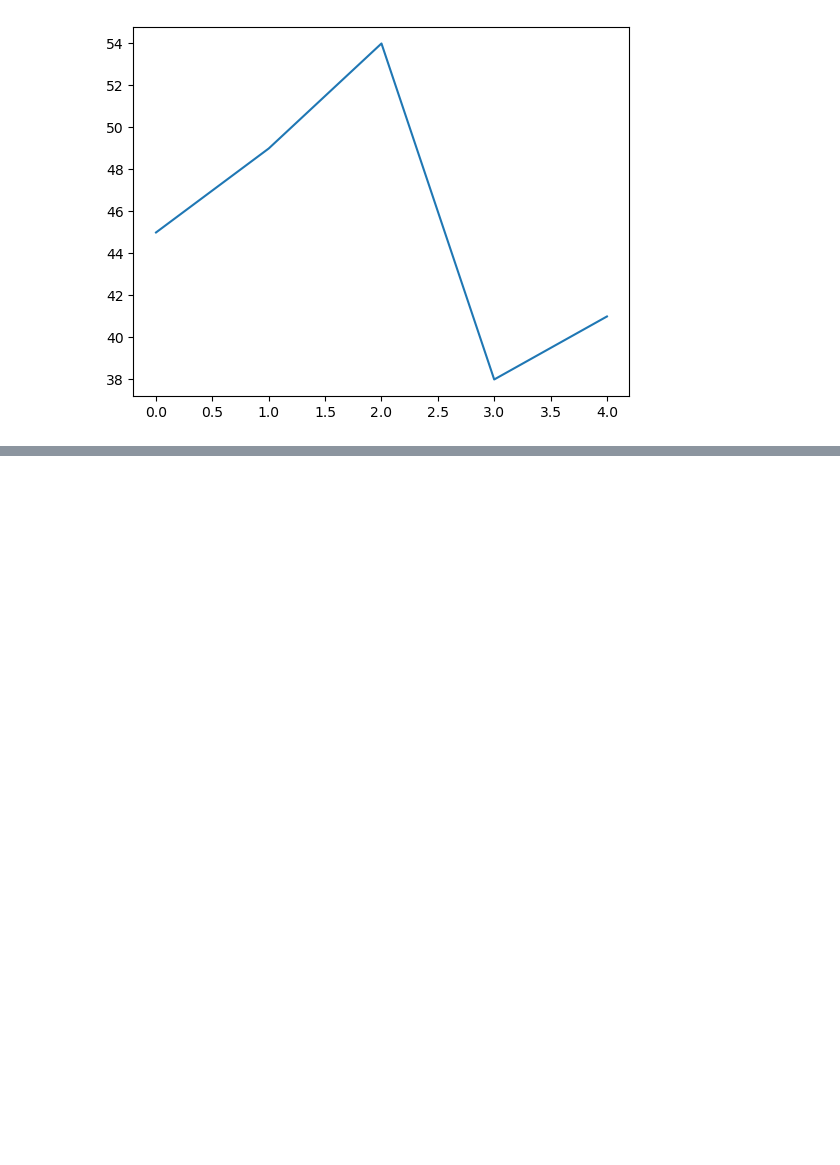
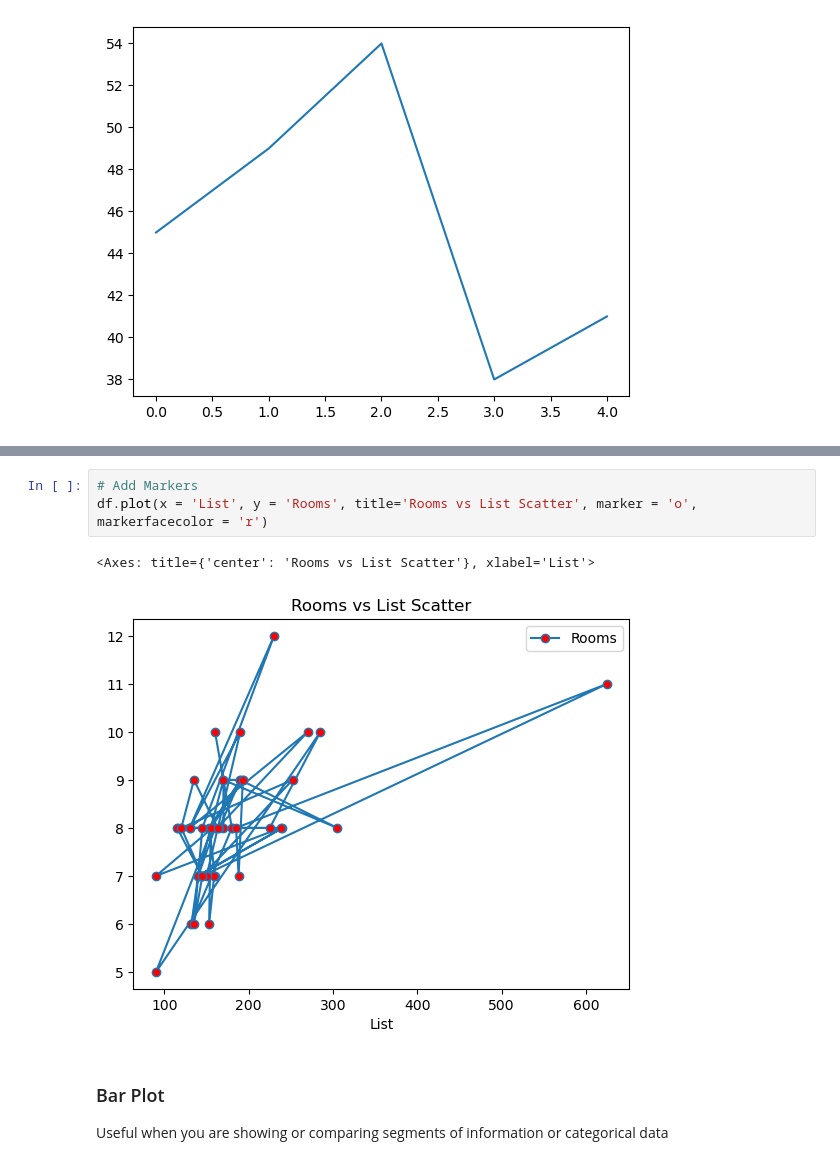
Before and after one commit to CS4580/my-notes-Komperda, a Jupyter notebook: module_4/intro_plotting.ipynb, the cells around one changed output, grey strips where cells are left out. Saved outputs shown, nothing was run; the diff lists cells and outputs as text; blank space fills up the shorter version.

```diff
--- a/module_4/intro_plotting.ipynb
+++ b/module_4/intro_plotting.ipynb
@@ -73,0 +101,9 @@ plt.plot(y)
+# %%
+# Add Markers
+df.plot(x = 'List', y = 'Rooms', title='Rooms vs List Scatter', marker = 'o', markerfacecolor = 'r')
+# %% [output]
+<Axes: title={'center': 'Rooms vs List Scatter'}, xlabel='List'>
+[figure, added]
+# %% [markdown]
+### Bar Plot
+Useful when you are showing or comparing segments of information or categorical data
```
Also changed, not shown: parts of 23 cells of this notebook, 6 other files.
